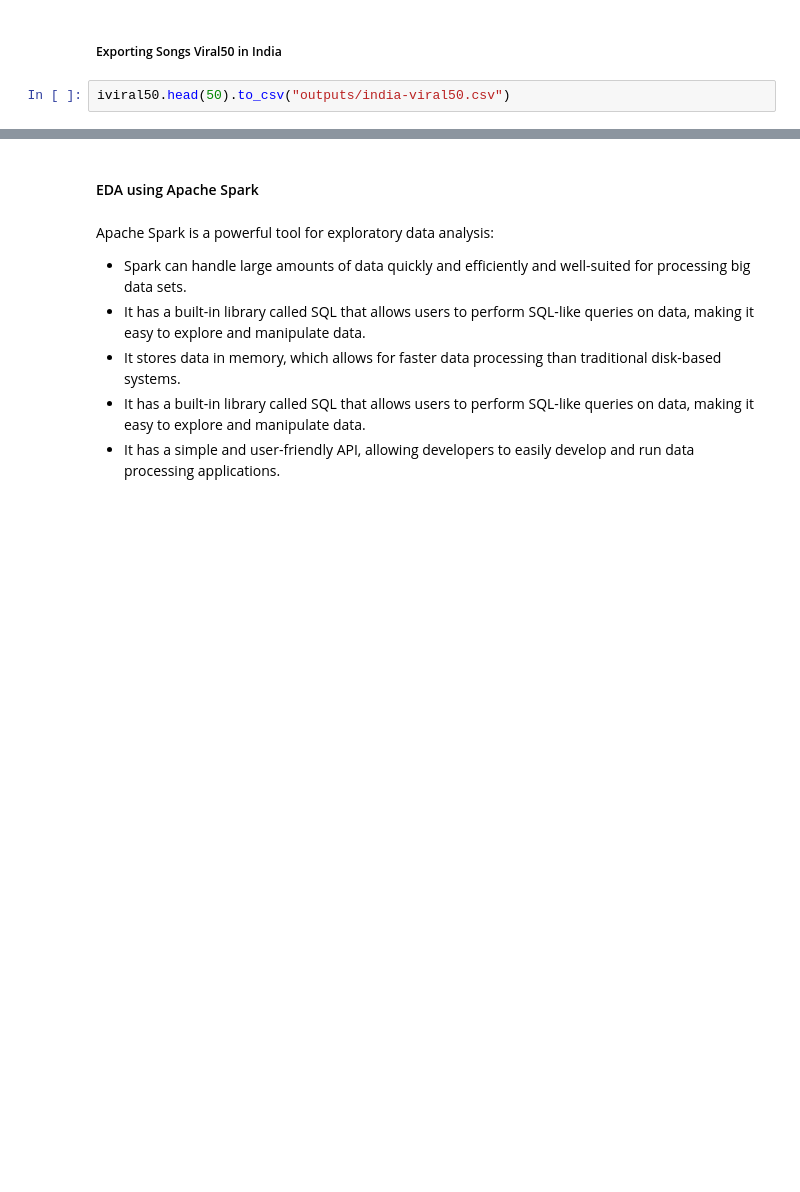
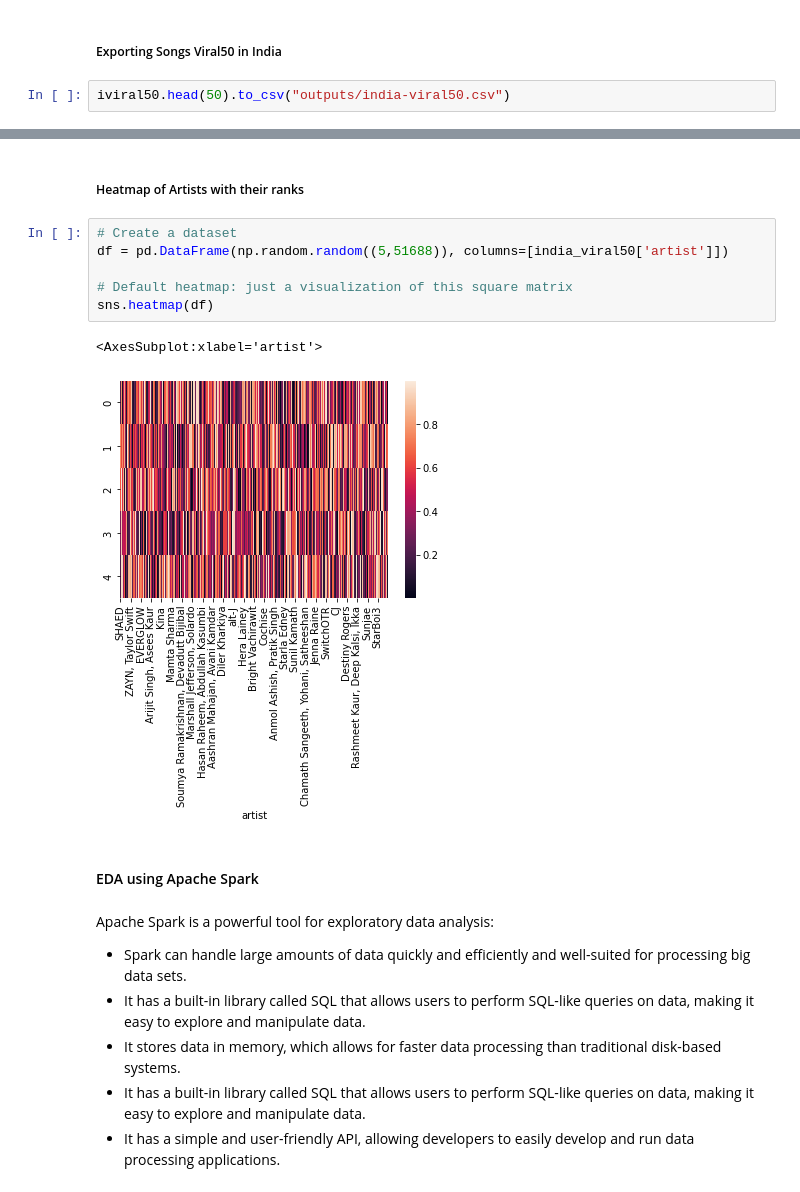
Before and after one commit to cmulay/spotify-eda, a Jupyter notebook: spotify-eda.ipynb, the cells around one changed output, grey strips where cells are left out. Cells and saved outputs as stored; diff of their text form; blank space fills up the shorter version.

```diff
--- a/spotify-eda.ipynb
+++ b/spotify-eda.ipynb
@@ -250,3 +257,14 @@ iviral50.head(50).to_csv("outputs/india-viral50.csv")
+# %% [markdown]
+##### Heatmap of Artists with their ranks
+# %%
+# Create a dataset
+df = pd.DataFrame(np.random.random((5,51688)), columns=[india_viral50['artist']])
+
+# Default heatmap: just a visualization of this square matrix
+sns.heatmap(df)
+# %% [output]
+<AxesSubplot:xlabel='artist'>
+[figure, added]
 # %% [markdown]
 #### EDA using Apache Spark
 # %% [markdown]
```
Also changed, not shown: parts of 7 cells of this notebook, 1 other file.
